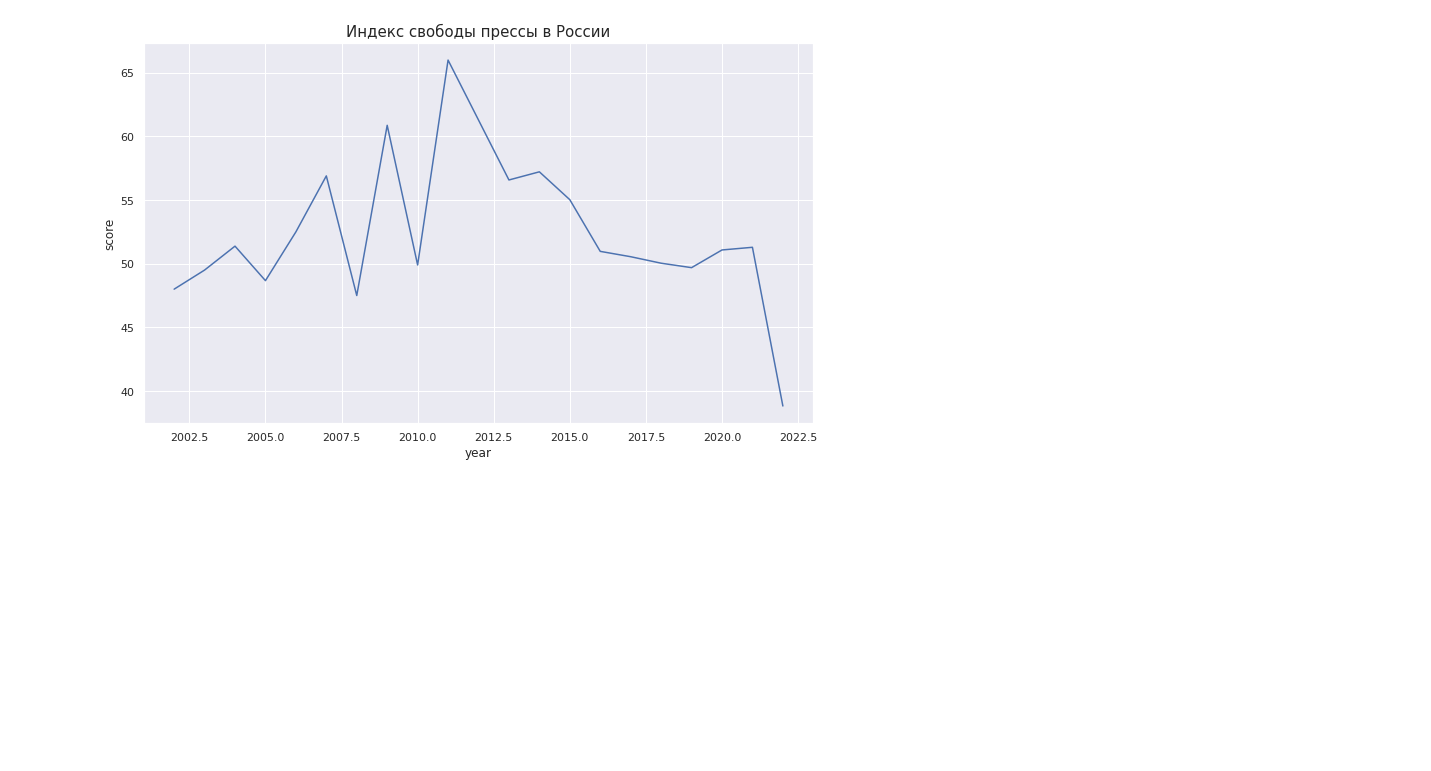
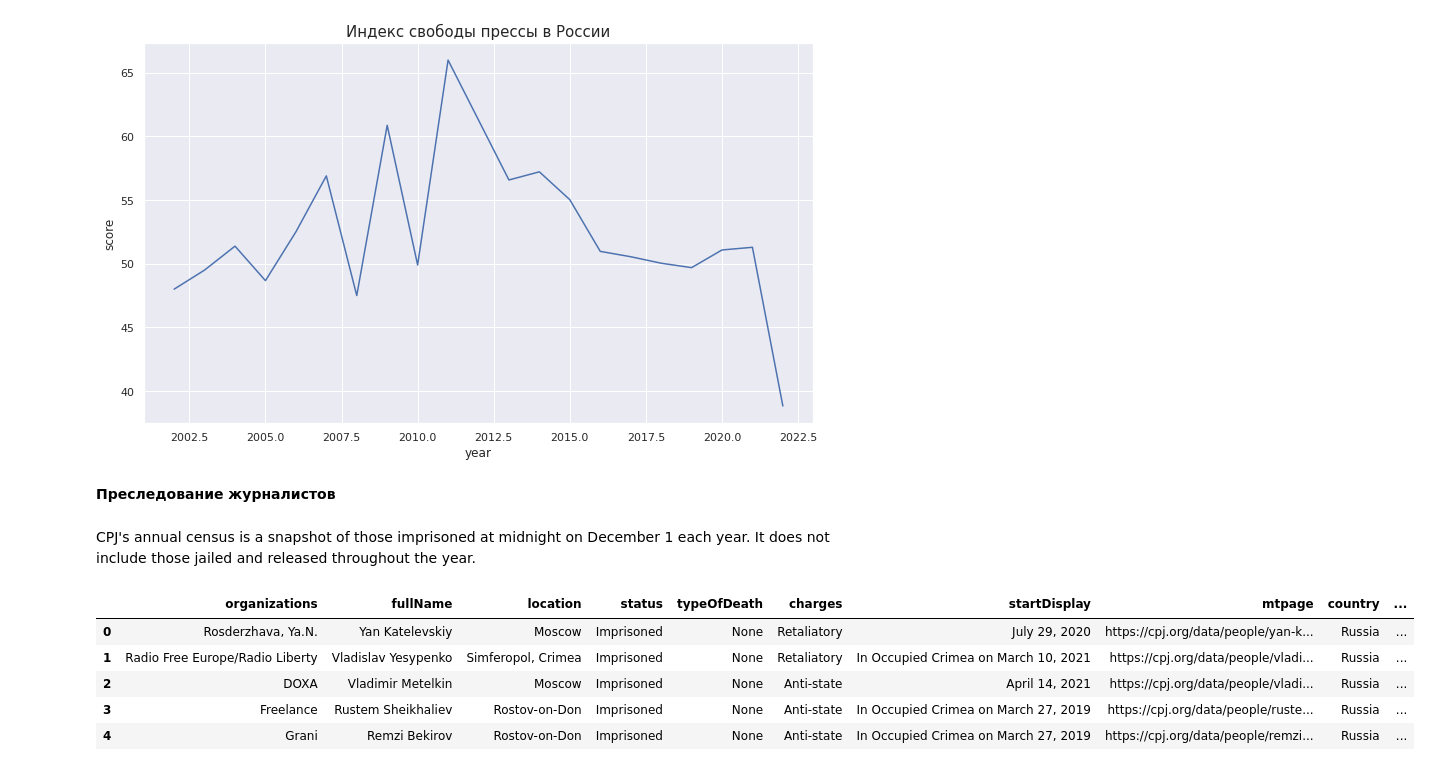
Before and after one commit to kkruglik/runet_blockings, a Jupyter notebook: data_analysis.ipynb, the cells around one changed output. Drawn from its saved outputs; the diff is of its cells as text; code cells hidden in the pictures; blank space fills up the shorter version.

```diff
--- a/data_analysis.ipynb
+++ b/data_analysis.ipynb
@@ -264,3 +264,5 @@ plt.title('Индекс свободы прессы в России', fontsize=1
 plt.show()
 # %% [output]
 [figure]
+# %% [markdown]
+**Преследование журналистов**
@@ -266,0 +271,2 @@ plt.show()
+# %% [markdown]
+ CPJ's annual census is a snapshot of those imprisoned at midnight on December 1 each year. It does not include those jailed and released throughout the year.
@@ -266,0 +282,9 @@ plt.show()
+# %%
+df.head()
+# %% [output]
+|  | organizations | fullName | location | status | typeOfDeath | charges | startDisplay | mtpage | country | ... |
+| 0 | Rosderzhava, Ya.N. | Yan Katelevskiy | Moscow | Imprisoned | None | Retaliatory | July 29, 2020 | https://cpj.org/data/people/yan-k... | Russia | ... |
+| 1 | Radio Free Europe/Radio Liberty | Vladislav Yesypenko | Simferopol, Crimea | Imprisoned | None | Retaliatory | In Occupied Crimea on March 10, 2021 | https://cpj.org/data/people/vladi... | Russia | ... |
+| 2 | DOXA | Vladimir Metelkin | Moscow | Imprisoned | None | Anti-state | April 14, 2021 | https://cpj.org/data/people/vladi... | Russia | ... |
+| 3 | Freelance | Rustem Sheikhaliev | Rostov-on-Don | Imprisoned | None | Anti-state | In Occupied Crimea on March 27, 2019 | https://cpj.org/data/people/ruste... | Russia | ... |
+| 4 | Grani | Remzi Bekirov | Rostov-on-Don | Imprisoned | None | Anti-state | In Occupied Crimea on March 27, 2019 | https://cpj.org/data/people/remzi... | Russia | ... |
```
Also changed, not shown: parts of 18 cells of this notebook.
